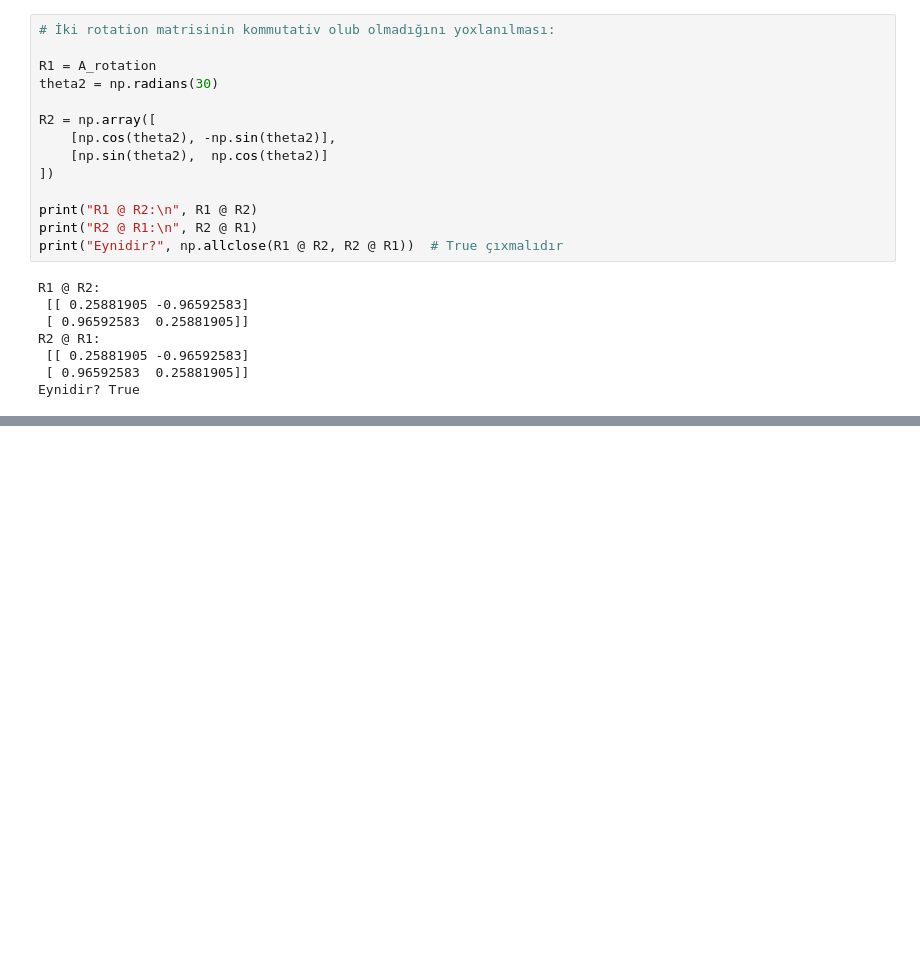
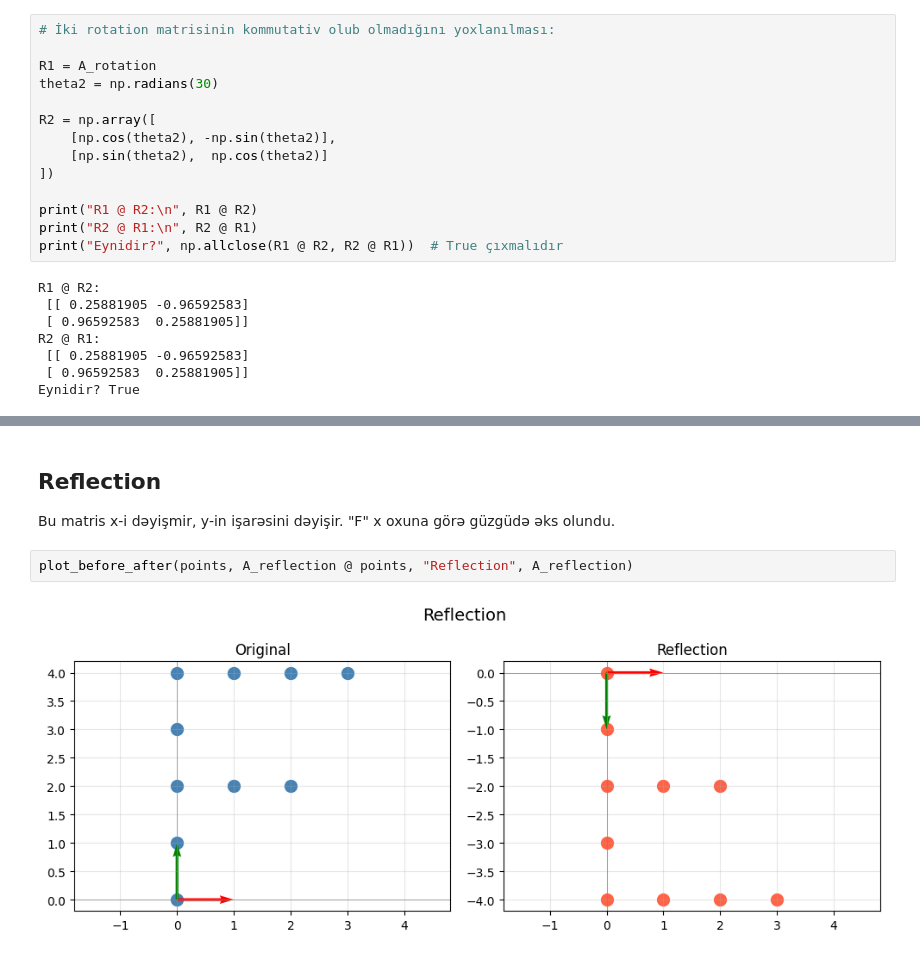
Before and after one commit to adilmaharlam/linear-algebra-journey, a Jupyter notebook: week02_transformations.ipynb, the cells around one changed output, grey strips where cells are left out. Drawn from its saved outputs; the diff is of its cells as text; blank space fills up the shorter version.

```diff
--- a/week02_transformations.ipynb
+++ b/week02_transformations.ipynb
@@ -158,0 +229,8 @@ Eynidir? True
+# %% [markdown]
+## Reflection
+Bu matris x-i dəyişmir, y-in işarəsini dəyişir.
+"F" x oxuna görə güzgüdə əks olundu.
+# %%
+plot_before_after(points, A_reflection @ points, "Reflection", A_reflection)
+# %% [output]
+[figure, added]
```
Also changed, not shown: parts of 10 cells of this notebook.
